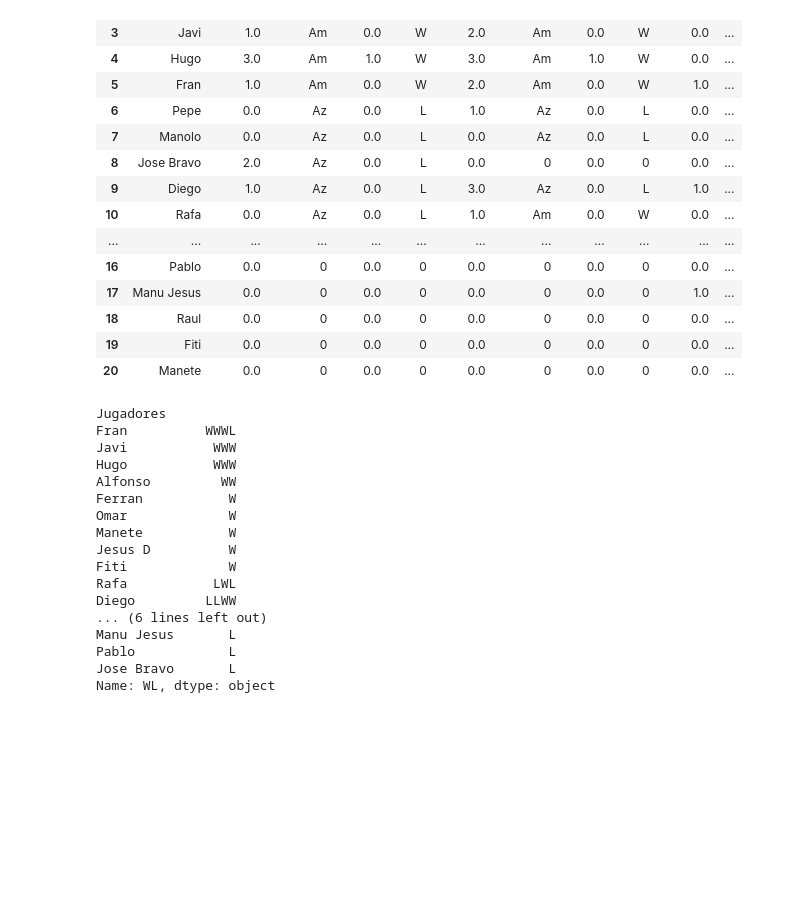
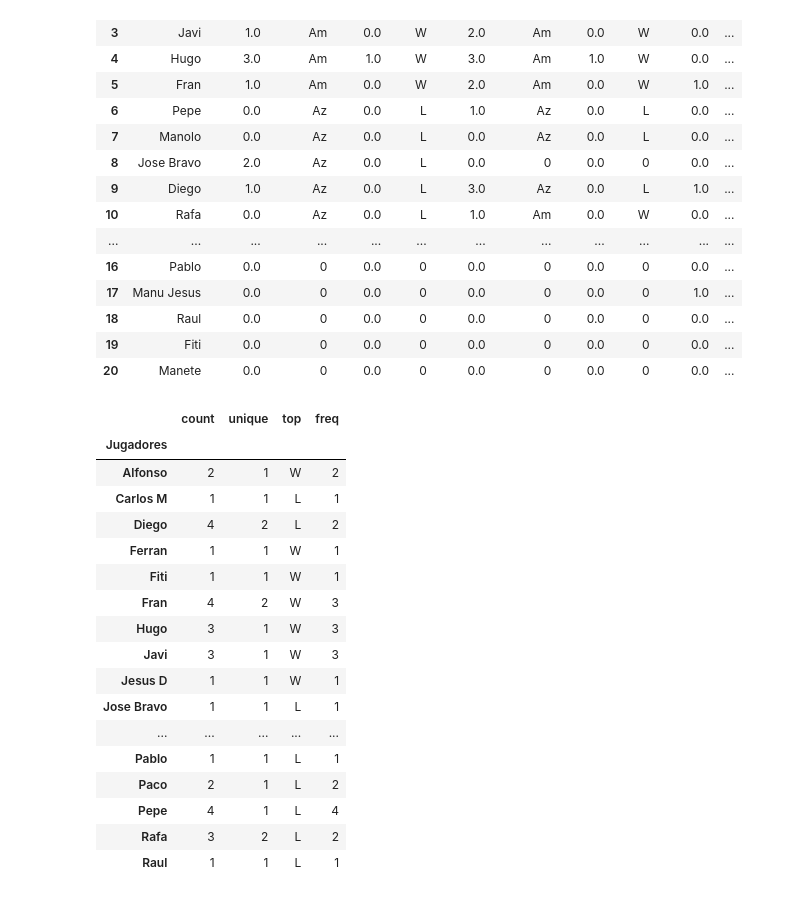
Before and after one commit to JulioBravoFerrerTB/Patatalegue, a Jupyter notebook: test.ipynb, the cells around one changed output. Saved outputs shown, nothing was run; the diff lists cells and outputs as text; code cells hidden in the pictures; blank space fills up the shorter version.

```diff
--- a/test.ipynb
+++ b/test.ipynb
@@ -365,39 +365,26 @@ df_merged
 | 19 | Fiti | 0.0 | 0 | 0.0 | 0 | 0.0 | 0 | 0.0 | 0 | 0.0 | ... |
 | 20 | Manete | 0.0 | 0 | 0.0 | 0 | 0.0 | 0 | 0.0 | 0 | 0.0 | ... |
 # %%
-merged_df.groupby(['Jugadores'])['WL'].sum().sort_values(ascending=False)
+merged_df = pd.concat(dfs)
-# %% [output]
-Jugadores
-Fran          WWWL
-Javi           WWW
-Hugo           WWW
-Alfonso         WW
-Ferran           W
-Omar             W
-Manete           W
-Jesus D          W
-Fiti             W
-Rafa           LWL
-Diego         LLWW
-... (6 lines left out)
-Manu Jesus       L
-Pablo            L
-Jose Bravo       L
-Name: WL, dtype: object
 # %%
-winloss = []
-perc = []
-for i in df_wins.values:
-    winloss.append(str(i.count('W'))+'-'+str(i.count('L')))
-    perc.append(round(i.count('W') / (i.count('W') + i.count('L')) * 100))
-jogadores = (list(df_wins.index))
-
-df_wins2 = pd.DataFrame({'Jugadores':jogadores,
-                         'TotalWL':winloss,
-                         'Win%':perc})
-df_wins2.sort_values(by='TotalWL',ascending = False,inplace = True)
-df_wins2.reset_index(inplace = True)
-df_wins2.drop('index',axis=1,inplace = True)
-df_wins2 = df_wins2.sort_values(by=['Win%','TotalWL'],ascending=False)
-df_wins2.index = pd.RangeIndex(1,len(df_wins2)+1)
+merged_df.groupby(['Jugadores'])['WL'].describe()
+# %% [output]
+|  | count | unique | top | freq |
+| Jugadores |  |  |  |  |
+| Alfonso | 2 | 1 | W | 2 |
+| Carlos M | 1 | 1 | L | 1 |
+| Diego | 4 | 2 | L | 2 |
+| Ferran | 1 | 1 | W | 1 |
+| Fiti | 1 | 1 | W | 1 |
+| Fran | 4 | 2 | W | 3 |
+| Hugo | 3 | 1 | W | 3 |
+| Javi | 3 | 1 | W | 3 |
+| Jesus D | 1 | 1 | W | 1 |
+| Jose Bravo | 1 | 1 | L | 1 |
+| ... | ... | ... | ... | ... |
+| Pablo | 1 | 1 | L | 1 |
+| Paco | 2 | 1 | L | 2 |
+| Pepe | 4 | 1 | L | 4 |
+| Rafa | 3 | 2 | L | 2 |
+| Raul | 1 | 1 | L | 1 |
 # %%
```
Also changed, not shown: parts of 46 cells of this notebook, 2 other files.
